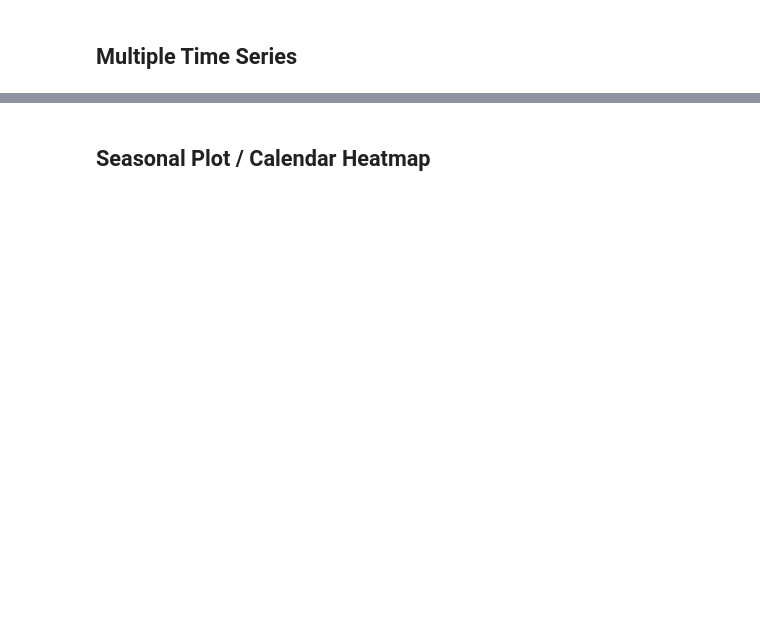
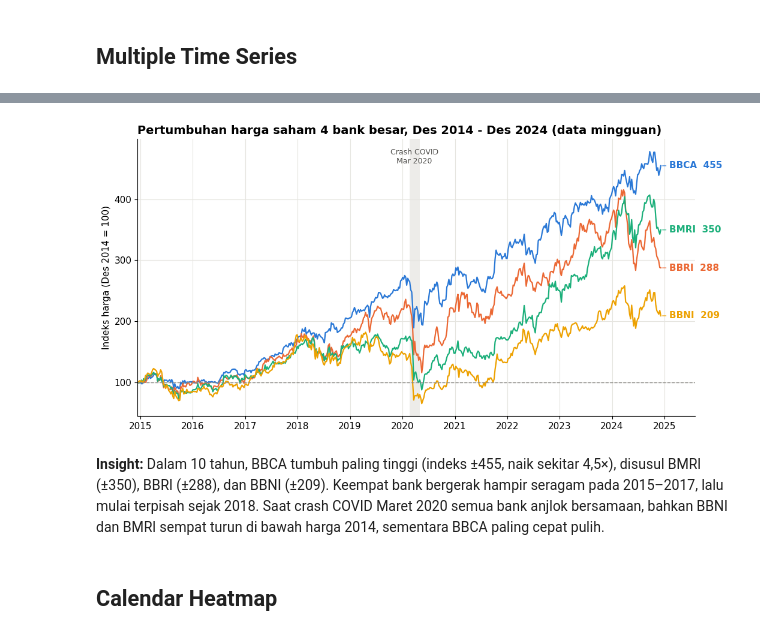
Before and after one commit to aprilianza/Midterm_DataVisualization, a Jupyter notebook: kerja/C_multi_seasonal.ipynb, the cells around one changed output, grey strips where cells are left out. Saved outputs shown, nothing was run; the diff lists cells and outputs as text; code cells hidden in the pictures; blank space fills up the shorter version.

Commit message:
Add Multiple time series + Calendar heatmap

```diff
--- a/kerja/C_multi_seasonal.ipynb
+++ b/kerja/C_multi_seasonal.ipynb
@@ -83,0 +90,8 @@ print('Hari libur dibuang  :', len(HARI_DIBUANG))
+# %%
+# harga penutupan terakhir tiap minggu; minggu tanpa hari bursa (libur Lebaran) dibuang
+c_mingguan = adj_wide.resample('W-FRI').last().dropna()
+
+# indeks harga: minggu pertama = 100
+c_indeks = c_mingguan / c_mingguan.iloc[0] * 100
+c_akhir = c_indeks.iloc[-1].sort_values(ascending=False)
+c_akhir.round(1).to_frame('Indeks akhir')
@@ -84,2 +105,34 @@ print('Hari libur dibuang  :', len(HARI_DIBUANG))
+# %%
+fig, ax = plt.subplots(figsize=(12, 6))
+for t in TICKERS:
+    ax.plot(c_indeks.index, c_indeks[t], color=WARNA[t], lw=1.6)
+ax.axhline(100, color='#8a8984', lw=1, ls='--')
+
+# direct label di ujung kanan garis; label digeser ke bawah bila terlalu dekat dengan label di atasnya
+c_jarak = (c_indeks.max().max() - c_indeks.min().min()) * 0.05
+c_x_akhir = c_indeks.index[-1]
+c_y_label = []
+for t, v in c_akhir.items():
+    y = v if not c_y_label or c_y_label[-1] - v >= c_jarak else c_y_label[-1] - c_jarak
+    c_y_label.append(y)
+    ax.annotate(f'{t}  {v:.0f}', xy=(c_x_akhir, v), xytext=(c_x_akhir + pd.Timedelta(days=60), y),
+                color=WARNA[t], fontsize=11, fontweight='bold', va='center',
+                arrowprops=dict(arrowstyle='-', color=WARNA[t], lw=0.8))
+
+# penanda crash COVID-19
+ax.axvspan(pd.Timestamp('2020-02-20'), pd.Timestamp('2020-04-30'), color='#e6e5e0', alpha=0.7, lw=0)
+ax.text(pd.Timestamp('2020-03-25'), ax.get_ylim()[1] * 0.97, 'Crash COVID\nMar 2020',
+        ha='center', va='top', fontsize=9, color='#52514e')
+
+format_tanggal(ax)
+ax.set_xlim(c_indeks.index[0], c_x_akhir + pd.Timedelta(days=240))
+ax.set_ylabel('Indeks harga (Des 2014 = 100)')
+ax.set_title('Pertumbuhan harga saham 4 bank besar, Des 2014 - Des 2024 (data mingguan)')
+simpan_fig(fig, '03_multiple_time_series')
+plt.show()
+# %% [output]
+[figure, added]
+# %% [markdown]
+**Insight:** Dalam 10 tahun, BBCA tumbuh paling tinggi (indeks ±455, naik sekitar 4,5×), disusul BMRI (±350), BBRI (±288), dan BBNI (±209). Keempat bank bergerak hampir seragam pada 2015–2017, lalu mulai terpisah sejak 2018. Saat crash COVID Maret 2020 semua bank anjlok bersamaan, bahkan BBNI dan BMRI sempat turun di bawah harga 2014, sementara BBCA paling cepat pulih.
 # %% [markdown]
-## Seasonal Plot / Calendar Heatmap
+##  Calendar Heatmap
```
Also changed, not shown: parts of 7 cells of this notebook, 2 other files.
